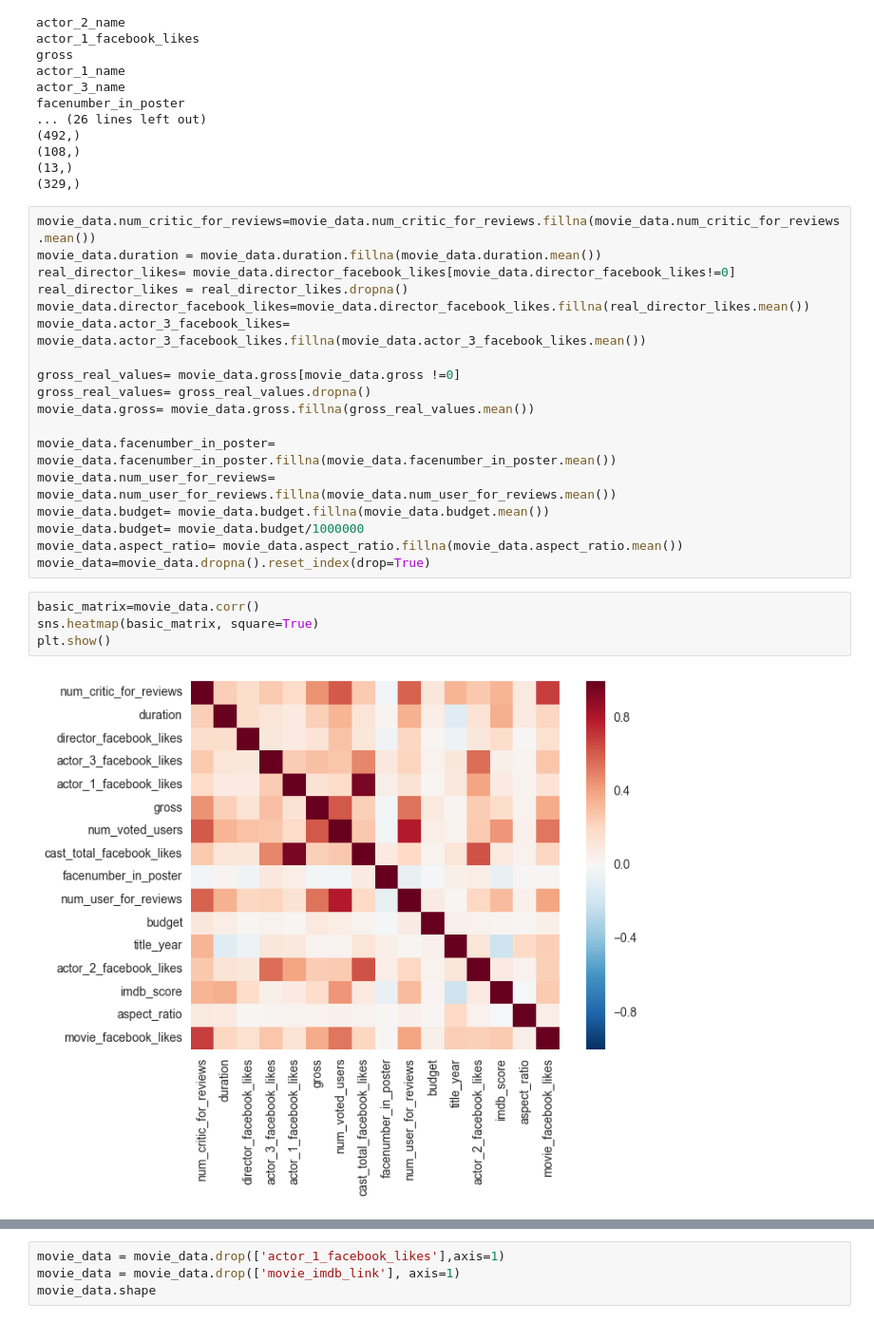
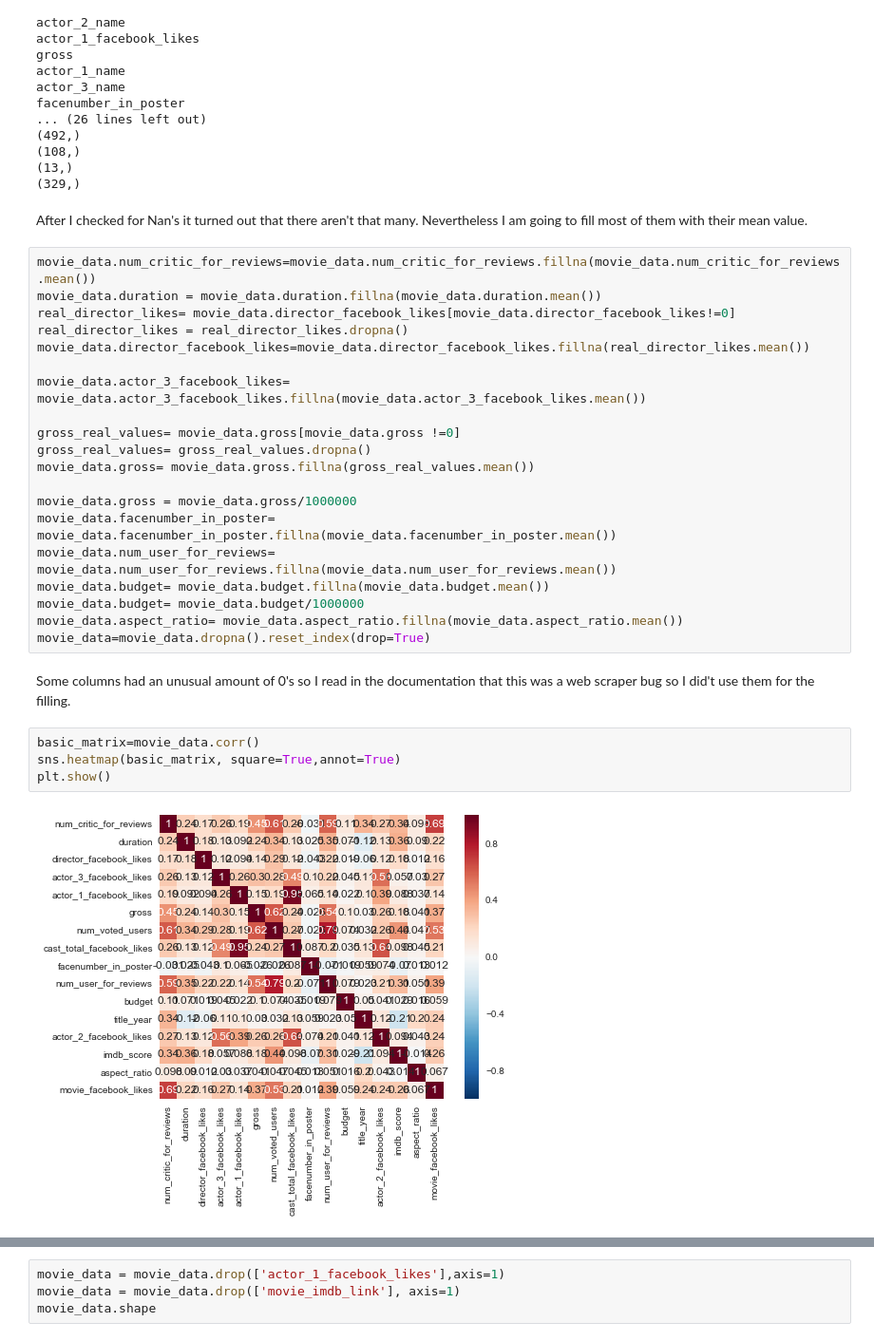
Before and after one commit to SvetozarMateev/Machine-Learning, a Jupyter notebook: Project/Movie ratings predictor.ipynb, the cells around one changed output, grey strips where cells are left out. Shown: that part at 95% size. Drawn from its saved outputs; the diff is of its cells as text.

```diff
--- a/Project/Movie ratings predictor.ipynb
+++ b/Project/Movie ratings predictor.ipynb
@@ -61,27 +120,33 @@ facenumber_in_poster
 (108,)
 (13,)
 (329,)
+# %% [markdown]
+After I checked for Nan's it turned out that there aren't that many. Nevertheless I am going to fill most of them with their mean value.
 # %%
 movie_data.num_critic_for_reviews=movie_data.num_critic_for_reviews.fillna(movie_data.num_critic_for_reviews.mean())
 movie_data.duration = movie_data.duration.fillna(movie_data.duration.mean())
 real_director_likes= movie_data.director_facebook_likes[movie_data.director_facebook_likes!=0]
 real_director_likes = real_director_likes.dropna()
 movie_data.director_facebook_likes=movie_data.director_facebook_likes.fillna(real_director_likes.mean())
+
 movie_data.actor_3_facebook_likes= movie_data.actor_3_facebook_likes.fillna(movie_data.actor_3_facebook_likes.mean())
 
 gross_real_values= movie_data.gross[movie_data.gross !=0]
 gross_real_values= gross_real_values.dropna()
 movie_data.gross= movie_data.gross.fillna(gross_real_values.mean())
 
+movie_data.gross = movie_data.gross/1000000
 movie_data.facenumber_in_poster= movie_data.facenumber_in_poster.fillna(movie_data.facenumber_in_poster.mean())
 movie_data.num_user_for_reviews= movie_data.num_user_for_reviews.fillna(movie_data.num_user_for_reviews.mean())
 movie_data.budget= movie_data.budget.fillna(movie_data.budget.mean())
 movie_data.budget= movie_data.budget/1000000
 movie_data.aspect_ratio= movie_data.aspect_ratio.fillna(movie_data.aspect_ratio.mean())
 movie_data=movie_data.dropna().reset_index(drop=True)
+# %% [markdown]
+Some columns had an unusual amount of 0's so I read in the documentation that this was a web scraper bug so I did't use them for the filling.
 # %%
 basic_matrix=movie_data.corr()
-sns.heatmap(basic_matrix, square=True)
+sns.heatmap(basic_matrix, square=True,annot=True)
 plt.show()
 # %% [output]
-[figure, old version]
+[figure, new version]
```
Also changed, not shown: parts of 89 cells of this notebook.
